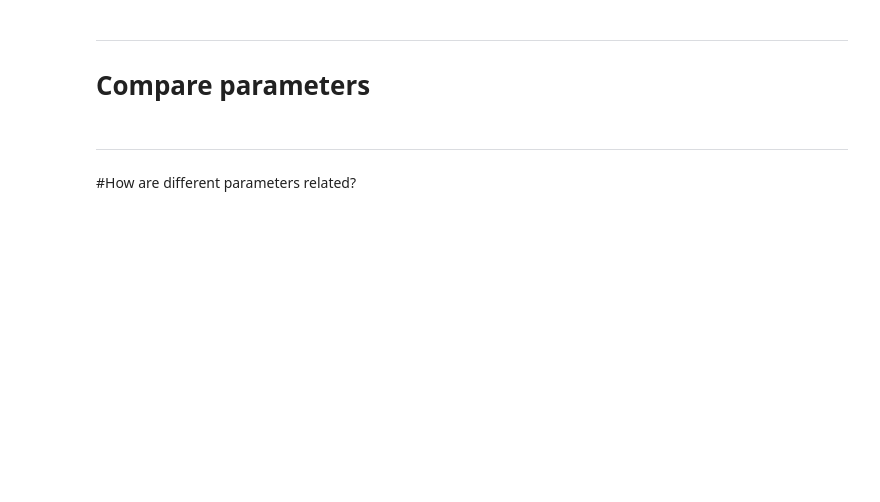
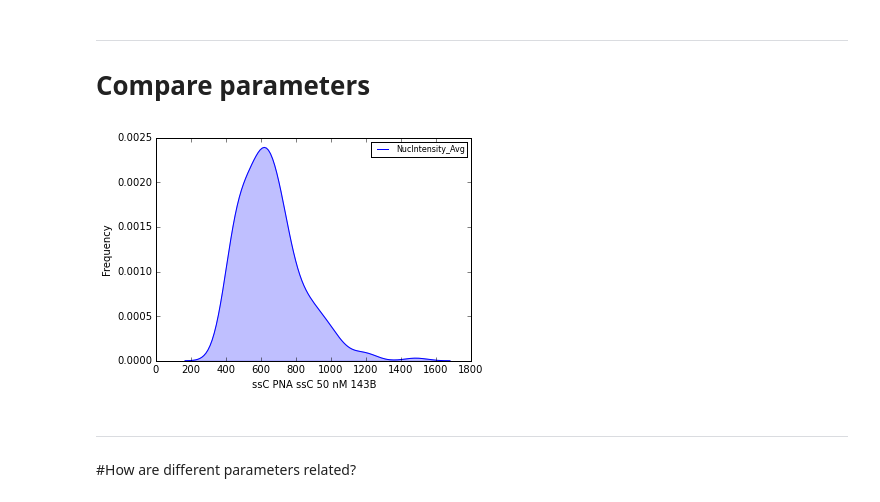
Before and after one commit to dela3499/assay-explorer, a Jupyter notebook: reorg/DATAVIS - 7.15.2015 - ssC-PNA.ipynb, the cells around one changed output. Saved outputs shown, nothing was run; the diff lists cells and outputs as text; code cells hidden in the pictures; blank space fills up the shorter version.

```diff
--- a/reorg/DATAVIS - 7.15.2015 - ssC-PNA.ipynb
+++ b/reorg/DATAVIS - 7.15.2015 - ssC-PNA.ipynb
@@ -202,10 +237,12 @@ def compare_parameter_dists(dataframe, conditions, parameters, bandwidth=0.1, sh
 # %%
 interact(compare_parameter_dists,
          dataframe = fixed(raw_cell_data),
-         conditions = widgets.SelectMultiple(options = raw_cell_data.Condition.unique().tolist(),height = 300),
-         parameters = widgets.SelectMultiple(options = get_params(raw_cell_data),height = 300),
+         conditions = widgets.SelectMultiple(options = conditions,height = 300),
+         parameters = widgets.SelectMultiple(options = raw_params,height = 300),
          bandwidth = (0,0.2,0.01),
          scale = widgets.ToggleButtons(options=['linear','log']));
+# %% [output]
+[figure, added]
 # %% [markdown]
 ---
 #How are different parameters related?
```
Also changed, not shown: parts of 10 cells of this notebook, 2 other files.
